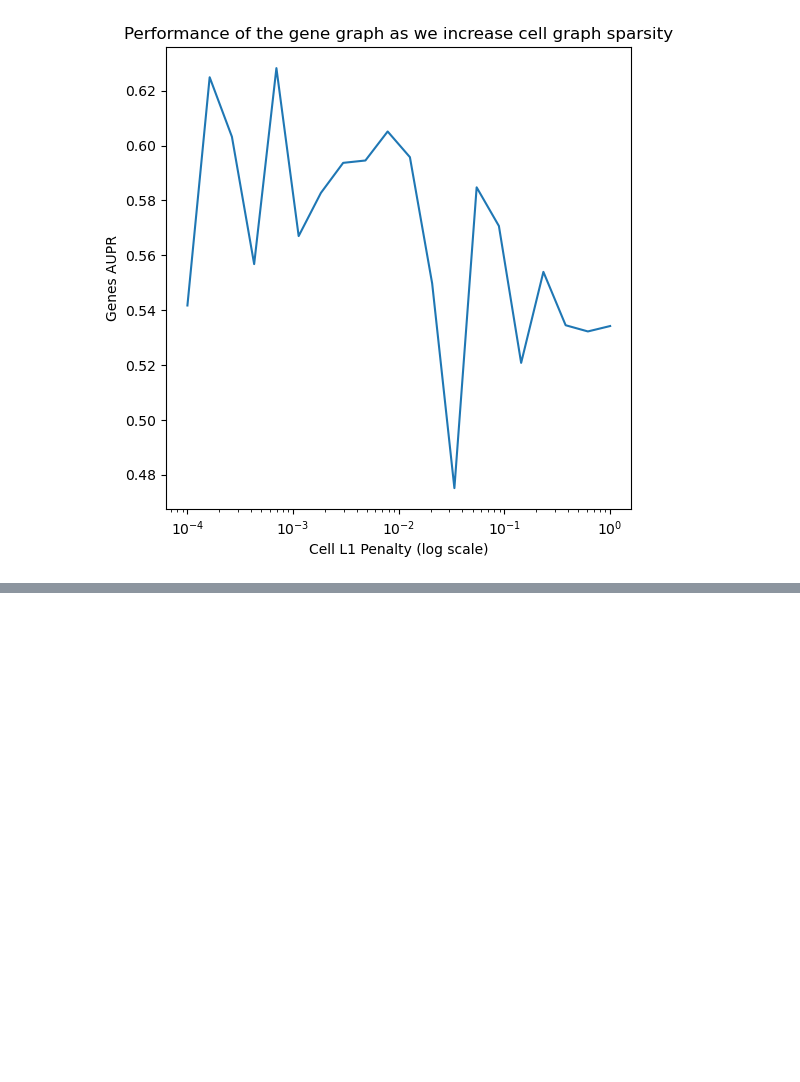
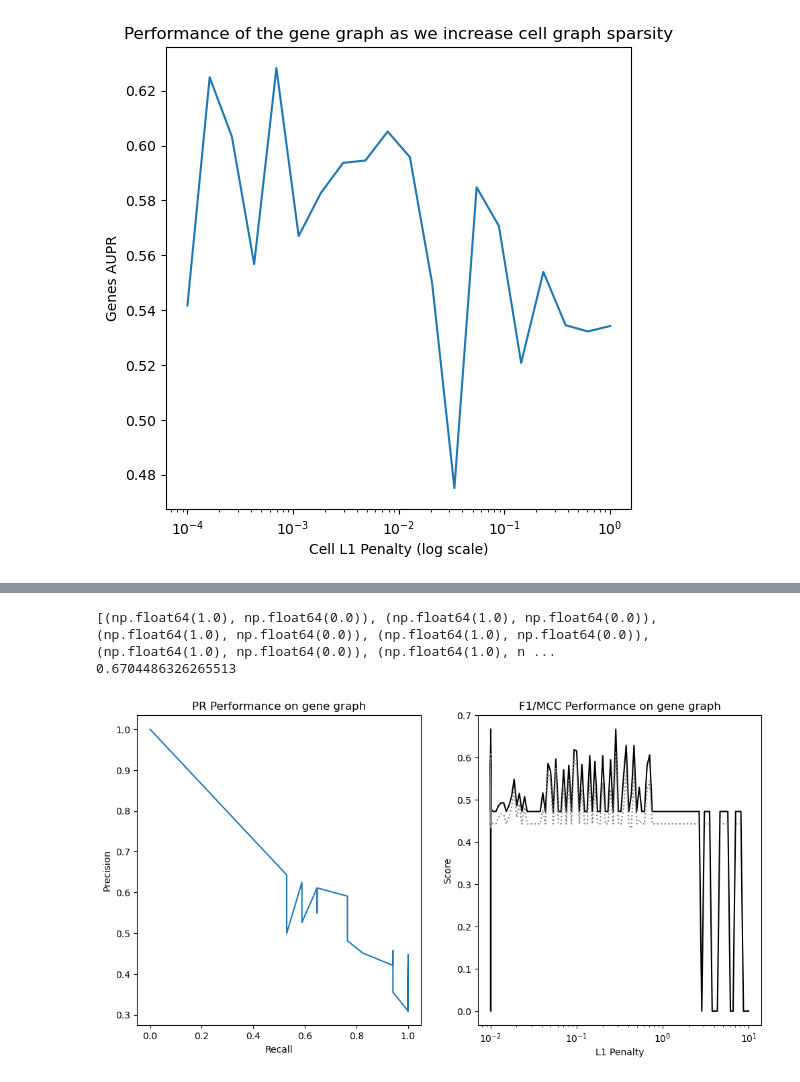
Before and after one commit to BaileyAndrew/Cartesian-LGAM, a Jupyter notebook: real_data.ipynb, the cells around one changed output, grey strips where cells are left out. Saved outputs shown, nothing was run; the diff lists cells and outputs as text; code cells hidden in the pictures; blank space fills up the shorter version.

```diff
--- a/real_data.ipynb
+++ b/real_data.ipynb
@@ -1129,0 +1246,65 @@ Text(0.5, 1.0, 'Performance of the gene graph as we increase cell graph sparsity
+# %%
+def precision(true, pred):
+    if pred.sum() == 0:
+        return 1
+    return (pred & true).sum() / pred.sum()
+
+def recall(true, pred):
+    if true.sum() == 0:
+        return 1
+    return (pred & true).sum() / true.sum()
+
+def f1(true, pred):
+    return 2 / (1 / precision(true, pred) + 1 / recall(true, pred))
+
+def mcc(true, pred):
+    TP = (true & pred).sum()
+    FP = (~true & pred).sum()
+    FN = (true & ~pred).sum()
+    TN = (~true & ~pred).sum()
+
+    return (TP * TN - FP * FN) / np.sqrt(
+        (TP + FP)
+        * (TP + FN)
+        * (TN + FP)
+        * (TN + FN)
+    )
+
+precs = []
+reccs = []
+f1s = []
+mccs = []
+for Lss in Ls_:
+    genes = (Lss[1] - np.diag(np.diag(Lss[1]))) != 0
+    prec = precision(true_graph, genes)
+    recc = recall(true_graph, genes)
+    precs.append(prec)
+    reccs.append(recc)
+    f1s.append(f1(true_graph, genes))
+    mccs.append(mcc(true_graph, genes))
+
+reccs = np.array(reccs)
+idxs = np.argsort(reccs)
+reccs = reccs[idxs]
+precs = np.array(precs)[idxs]
+
+print(list(zip(precs, reccs)))
+
+fig, (ax1, ax2) = plt.subplots(figsize=(12, 6), ncols=2)
+ax1.plot(reccs, precs)
+ax1.set_xlabel("Recall")
+ax1.set_ylabel("Precision")
+ax1.set_title("PR Performance on gene graph")
+
+ax2.plot(glassoregs, f1s, label='F1', linestyle='-', color='black')
+ax2.plot(glassoregs, mccs, label='MCC', linestyle=':', color='grey')
+ax2.set_xscale('log')
+ax2.set_xlabel("L1 Penalty")
+ax2.set_ylabel("Score")
+ax2.set_title("F1/MCC Performance on gene graph")
+
+print(get_aupr(Ls_))
+# %% [output]
+[(np.float64(1.0), np.float64(0.0)), (np.float64(1.0), np.float64(0.0)), (np.float64(1.0), np.float64(0.0)), (np.float64(1.0), np.float64(0.0)), (np.float64(1.0), np.float64(0.0)), (np.float64(1.0), n ...
+0.6704486326265513
+[figure, added]
```
Also changed, not shown: parts of 13 cells of this notebook, 1 other file.
